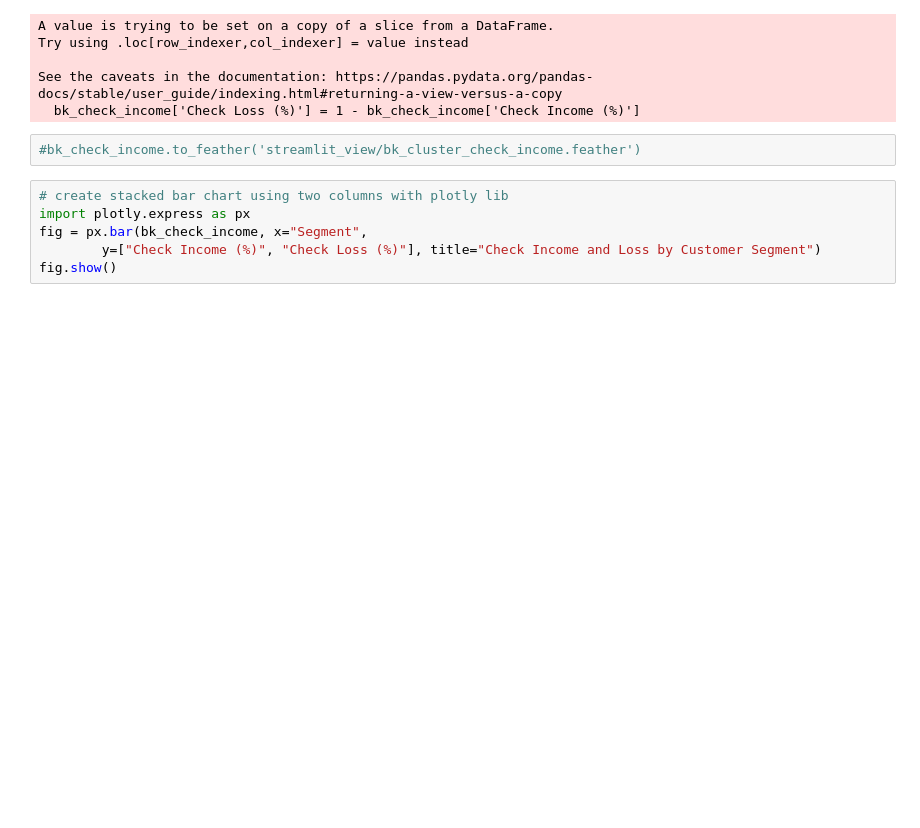
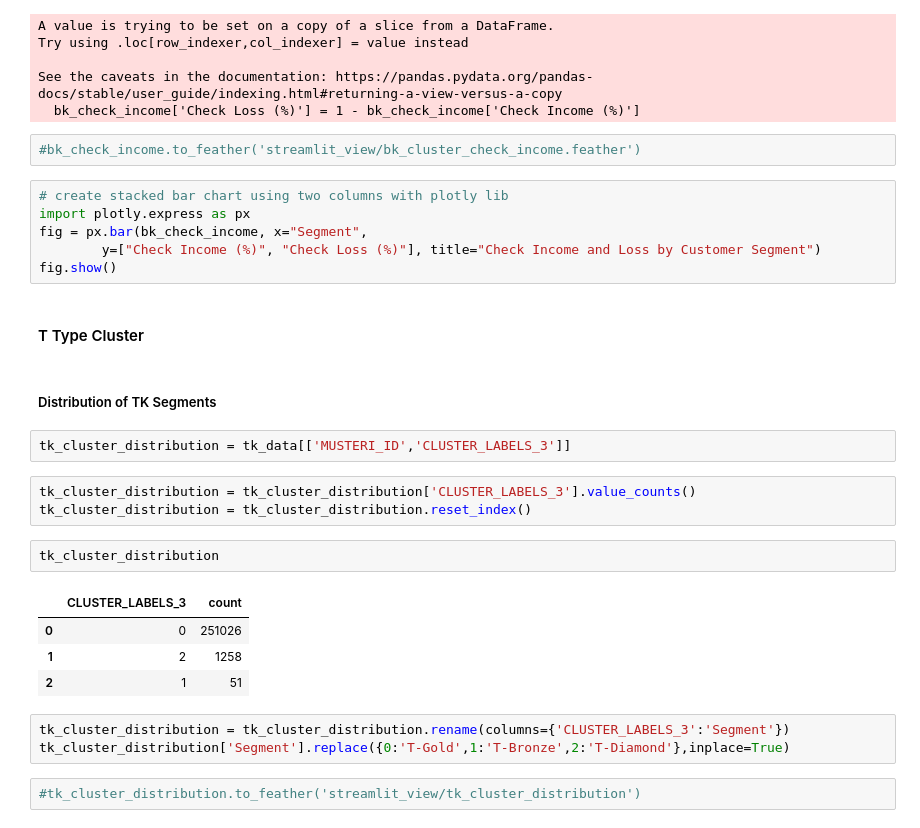
Before and after one commit to EmirhanServeren/factoring-customer-segmentation, a Jupyter notebook: insight_data_analysis.ipynb, the cells around one changed output. Cells and saved outputs as stored; diff of their text form; blank space fills up the shorter version.

Commit message:
I added distribution for TK

```diff
--- a/insight_data_analysis.ipynb
+++ b/insight_data_analysis.ipynb
@@ -368,3 +368,24 @@ import plotly.express as px
 fig = px.bar(bk_check_income, x="Segment",
         y=["Check Income (%)", "Check Loss (%)"], title="Check Income and Loss by Customer Segment")
 fig.show()
+# %% [markdown]
+#### T Type Cluster
+# %% [markdown]
+##### Distribution of TK Segments
+# %%
+tk_cluster_distribution = tk_data[['MUSTERI_ID','CLUSTER_LABELS_3']]
+# %%
+tk_cluster_distribution = tk_cluster_distribution['CLUSTER_LABELS_3'].value_counts()
+tk_cluster_distribution = tk_cluster_distribution.reset_index()
+# %%
+tk_cluster_distribution
+# %% [output]
+|  | CLUSTER_LABELS_3 | count |
+| 0 | 0 | 251026 |
+| 1 | 2 | 1258 |
+| 2 | 1 | 51 |
+# %%
+tk_cluster_distribution = tk_cluster_distribution.rename(columns={'CLUSTER_LABELS_3':'Segment'})
+tk_cluster_distribution['Segment'].replace({0:'T-Gold',1:'T-Bronze',2:'T-Diamond'},inplace=True)
+# %%
+#tk_cluster_distribution.to_feather('streamlit_view/tk_cluster_distribution')
```
Also changed, not shown: 1 other file.
